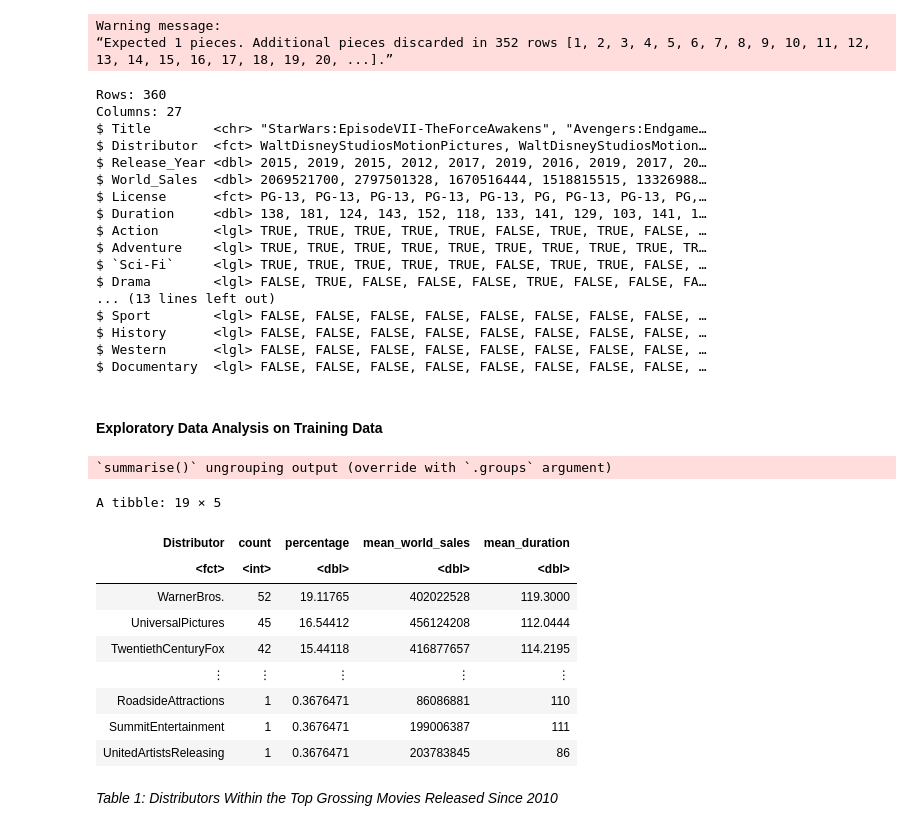
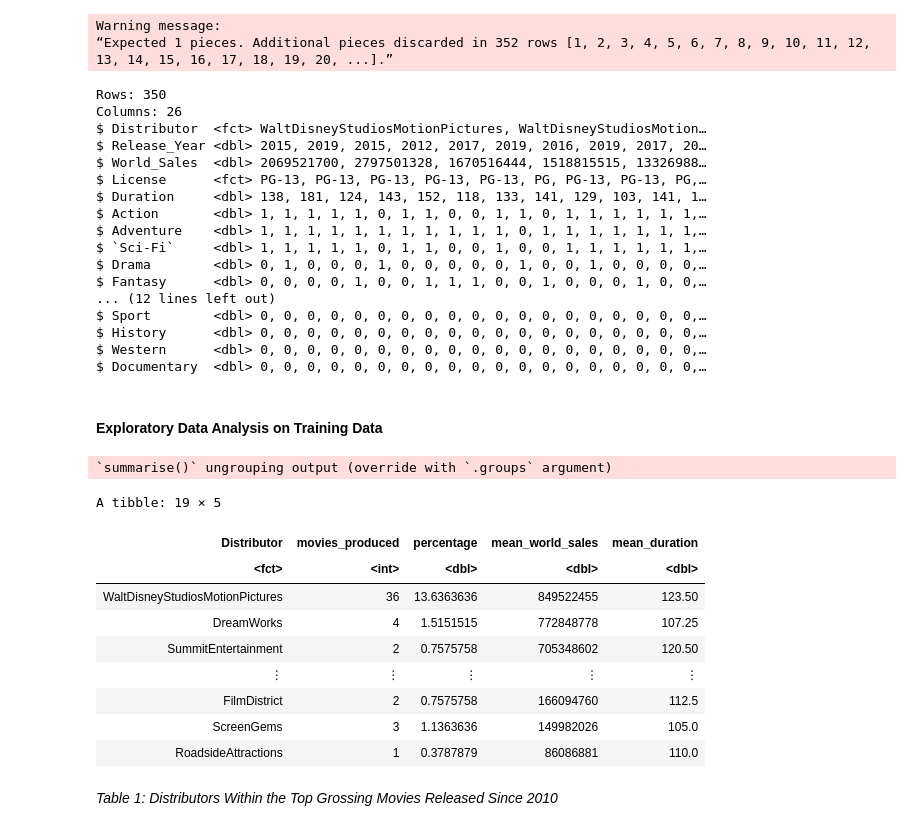
Before and after one commit to starsurfer87/DSCI100-Group-Project, a Jupyter notebook: thedreadedassignment.ipynb, the cells around one changed output. Drawn from its saved outputs; the diff is of its cells as text; code cells hidden in the pictures.

```diff
--- a/thedreadedassignment.ipynb
+++ b/thedreadedassignment.ipynb
@@ -125,12 +127,13 @@ numeric_duration <- movies_2010_separate_minute %>%
 
 # Merge Duration (runtime in minutes) with movies_2010
 movies_2010_tidy <- movies_2010 %>%
-                    select(-Runtime) %>%
+                    select(-Runtime, -Title) %>%
                     cbind(numeric_duration) %>%                                 # bind the new column into the df
                     mutate(Release_Year = as.numeric(Release_Year),
                            World_Sales = as.numeric(World_Sales),
                            Distributor = as.factor(Distributor),
-                           License = as.factor(License))
+                           License = as.factor(License)) %>%
+                    na.omit()
 
 #movies_2010_tidy
 # %% [output]
@@ -159,26 +162,28 @@ for(i in genre_list)
         mutate(!!i := str_detect(Genre, i))
 }
 
-movies_tidy <- select(movies_genres, -Genre)
+movies_tidy <- select(movies_genres, -Genre) %>%
+                mutate(across(Action:Documentary, as.numeric))
+
 glimpse(movies_tidy)
 # %% [output]
-Rows: 360
-Columns: 27
-$ Title        <chr> "StarWars:EpisodeVII-TheForceAwakens", "Avengers:Endgame…
+Rows: 350
+Columns: 26
 $ Distributor  <fct> WaltDisneyStudiosMotionPictures, WaltDisneyStudiosMotion…
 $ Release_Year <dbl> 2015, 2019, 2015, 2012, 2017, 2019, 2016, 2019, 2017, 20…
 $ World_Sales  <dbl> 2069521700, 2797501328, 1670516444, 1518815515, 13326988…
 $ License      <fct> PG-13, PG-13, PG-13, PG-13, PG-13, PG, PG-13, PG-13, PG,…
 $ Duration     <dbl> 138, 181, 124, 143, 152, 118, 133, 141, 129, 103, 141, 1…
-$ Action       <lgl> TRUE, TRUE, TRUE, TRUE, TRUE, FALSE, TRUE, TRUE, FALSE, …
-$ Adventure    <lgl> TRUE, TRUE, TRUE, TRUE, TRUE, TRUE, TRUE, TRUE, TRUE, TR…
-$ `Sci-Fi`     <lgl> TRUE, TRUE, TRUE, TRUE, TRUE, FALSE, TRUE, TRUE, FALSE, …
-$ Drama        <lgl> FALSE, TRUE, FALSE, FALSE, FALSE, TRUE, FALSE, FALSE, FA…
-... (13 lines left out)
-$ Sport        <lgl> FALSE, FALSE, FALSE, FALSE, FALSE, FALSE, FALSE, FALSE, …
-$ History      <lgl> FALSE, FALSE, FALSE, FALSE, FALSE, FALSE, FALSE, FALSE, …
-$ Western      <lgl> FALSE, FALSE, FALSE, FALSE, FALSE, FALSE, FALSE, FALSE, …
-$ Documentary  <lgl> FALSE, FALSE, FALSE, FALSE, FALSE, FALSE, FALSE, FALSE, …
+$ Action       <dbl> 1, 1, 1, 1, 1, 0, 1, 1, 0, 0, 1, 1, 0, 1, 1, 1, 1, 1, 1,…
+$ Adventure    <dbl> 1, 1, 1, 1, 1, 1, 1, 1, 1, 1, 1, 0, 1, 1, 1, 1, 1, 1, 1,…
+$ `Sci-Fi`     <dbl> 1, 1, 1, 1, 1, 0, 1, 1, 0, 0, 1, 0, 0, 1, 1, 1, 1, 1, 1,…
+$ Drama        <dbl> 0, 1, 0, 0, 0, 1, 0, 0, 0, 0, 0, 1, 0, 0, 1, 0, 0, 0, 0,…
+$ Fantasy      <dbl> 0, 0, 0, 0, 1, 0, 0, 1, 1, 1, 0, 0, 1, 0, 0, 0, 1, 0, 0,…
+... (12 lines left out)
+$ Sport        <dbl> 0, 0, 0, 0, 0, 0, 0, 0, 0, 0, 0, 0, 0, 0, 0, 0, 0, 0, 0,…
+$ History      <dbl> 0, 0, 0, 0, 0, 0, 0, 0, 0, 0, 0, 0, 0, 0, 0, 0, 0, 0, 0,…
+$ Western      <dbl> 0, 0, 0, 0, 0, 0, 0, 0, 0, 0, 0, 0, 0, 0, 0, 0, 0, 0, 0,…
+$ Documentary  <dbl> 0, 0, 0, 0, 0, 0, 0, 0, 0, 0, 0, 0, 0, 0, 0, 0, 0, 0, 0,…
 # %%
 # split data into training and testing set
 movies_split <- initial_split(movies_tidy, prop = 0.75, strata = World_Sales)
@@ -189,27 +194,28 @@ movies_test <- training(movies_split)
 # %%
 # table showing distributors within the top grossing movies released since 2010
 # can use knitr to add table numbers (currently just using markdown)
 num_obs <- nrow(movies_train)
 
-movies_train %>%
-    group_by(Distributor) %>%
-    summarize(count = n(),
-              percentage = n() / num_obs * 100,
-              mean_world_sales = mean(World_Sales),
-              mean_duration = mean(Duration, na.rm = TRUE)) %>%
-    arrange(desc(percentage))
+distributor_estimates <- movies_train %>%
+                                group_by(Distributor) %>%
+                                summarize(movies_produced = n(),
+                                          percentage = n() / num_obs * 100,
+                                          mean_world_sales = mean(World_Sales),
+                                          mean_duration = mean(Duration, na.rm = TRUE)) %>%
+                                arrange(desc(mean_world_sales))
+distributor_estimates
 # %% [output]
 `summarise()` ungrouping output (override with `.groups` argument)
 A tibble: 19 × 5
-| Distributor | count | percentage | mean_world_sales | mean_duration |
+| Distributor | movies_produced | percentage | mean_world_sales | mean_duration |
 | <fct> | <int> | <dbl> | <dbl> | <dbl> |
-| WarnerBros. | 52 | 19.11765 | 402022528 | 119.3000 |
-| UniversalPictures | 45 | 16.54412 | 456124208 | 112.0444 |
-| TwentiethCenturyFox | 42 | 15.44118 | 416877657 | 114.2195 |
+| WaltDisneyStudiosMotionPictures | 36 | 13.6363636 | 849522455 | 123.50 |
+| DreamWorks | 4 | 1.5151515 | 772848778 | 107.25 |
+| SummitEntertainment | 2 | 0.7575758 | 705348602 | 120.50 |
 | ⋮ | ⋮ | ⋮ | ⋮ | ⋮ |
-| RoadsideAttractions | 1 | 0.3676471 | 86086881 | 110 |
-| SummitEntertainment | 1 | 0.3676471 | 199006387 | 111 |
-| UnitedArtistsReleasing | 1 | 0.3676471 | 203783845 | 86 |
+| FilmDistrict | 2 | 0.7575758 | 166094760 | 112.5 |
+| ScreenGems | 3 | 1.1363636 | 149982026 | 105.0 |
+| RoadsideAttractions | 1 | 0.3787879 | 86086881 | 110.0 |
 # %% [markdown]
 *Table 1: Distributors Within the Top Grossing Movies Released Since 2010*
 # %%
```
Also changed, not shown: parts of 6 cells of this notebook.
